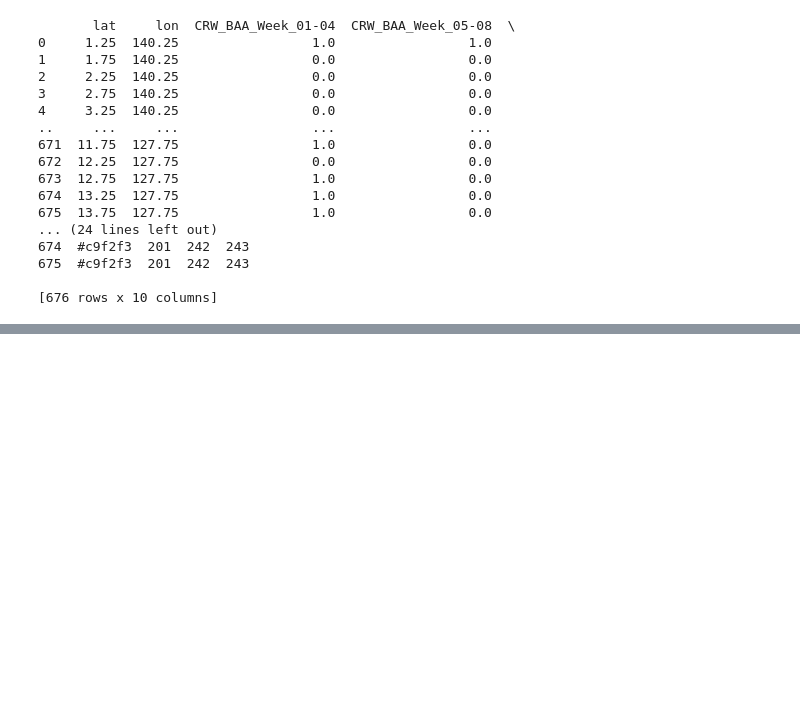
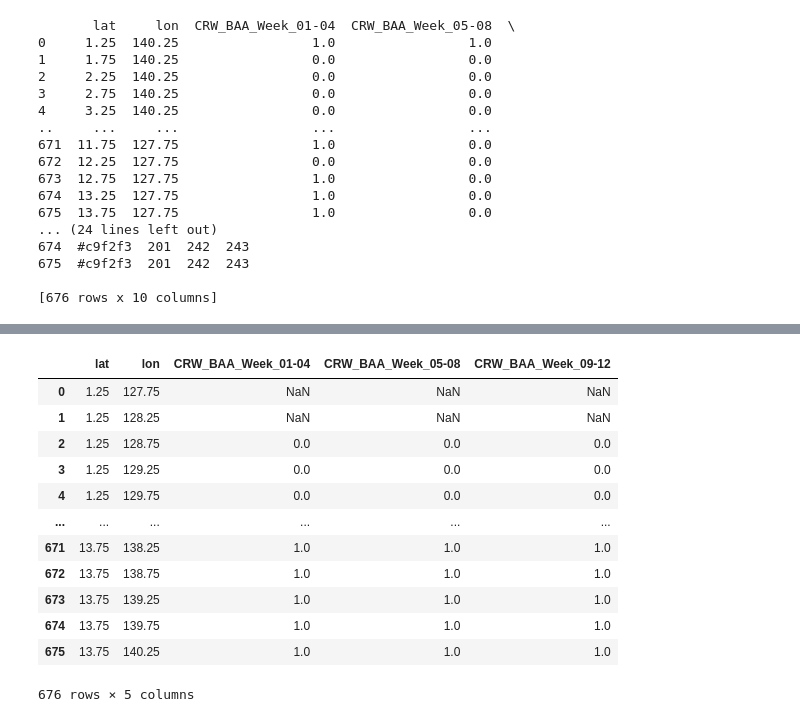
Before and after one commit to onejaelee/Palau-Graphics, a Jupyter notebook: CFS-CRW/crwOutlookGraphic.ipynb, the cells around one changed output, grey strips where cells are left out. Saved outputs shown, nothing was run; the diff lists cells and outputs as text; code cells hidden in the pictures; blank space fills up the shorter version.

```diff
--- a/CFS-CRW/crwOutlookGraphic.ipynb
+++ b/CFS-CRW/crwOutlookGraphic.ipynb
@@ -342,0 +351,16 @@ for year in pkl_folders:
+# %%
+df
+# %% [output]
+|  | lat | lon | CRW_BAA_Week_01-04 | CRW_BAA_Week_05-08 | CRW_BAA_Week_09-12 |
+| 0 | 1.25 | 127.75 | NaN | NaN | NaN |
+| 1 | 1.25 | 128.25 | NaN | NaN | NaN |
+| 2 | 1.25 | 128.75 | 0.0 | 0.0 | 0.0 |
+| 3 | 1.25 | 129.25 | 0.0 | 0.0 | 0.0 |
+| 4 | 1.25 | 129.75 | 0.0 | 0.0 | 0.0 |
+| ... | ... | ... | ... | ... | ... |
+| 671 | 13.75 | 138.25 | 1.0 | 1.0 | 1.0 |
+| 672 | 13.75 | 138.75 | 1.0 | 1.0 | 1.0 |
+| 673 | 13.75 | 139.25 | 1.0 | 1.0 | 1.0 |
+| 674 | 13.75 | 139.75 | 1.0 | 1.0 | 1.0 |
+| 675 | 13.75 | 140.25 | 1.0 | 1.0 | 1.0 |
+676 rows × 5 columns
```
Also changed, not shown: parts of 2 cells of this notebook.
